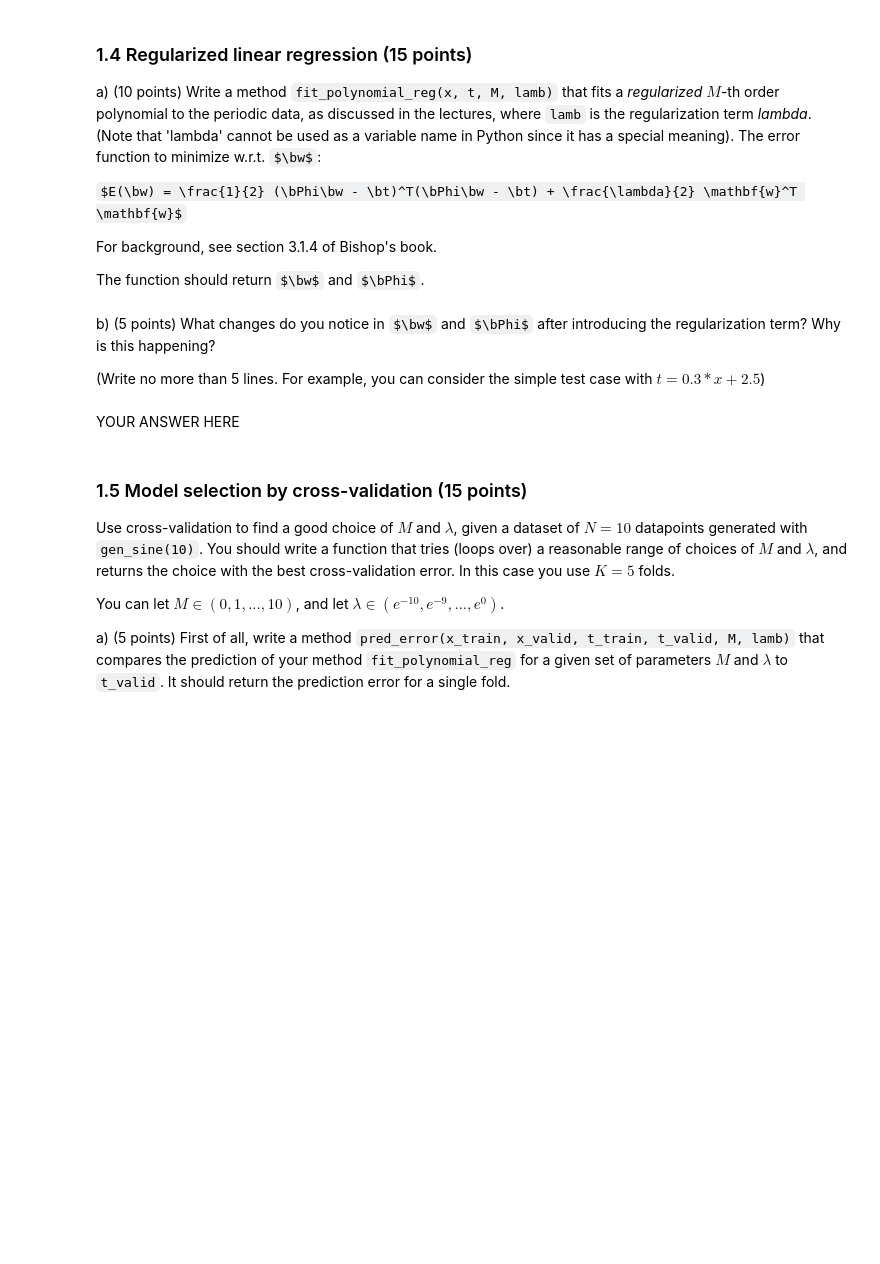
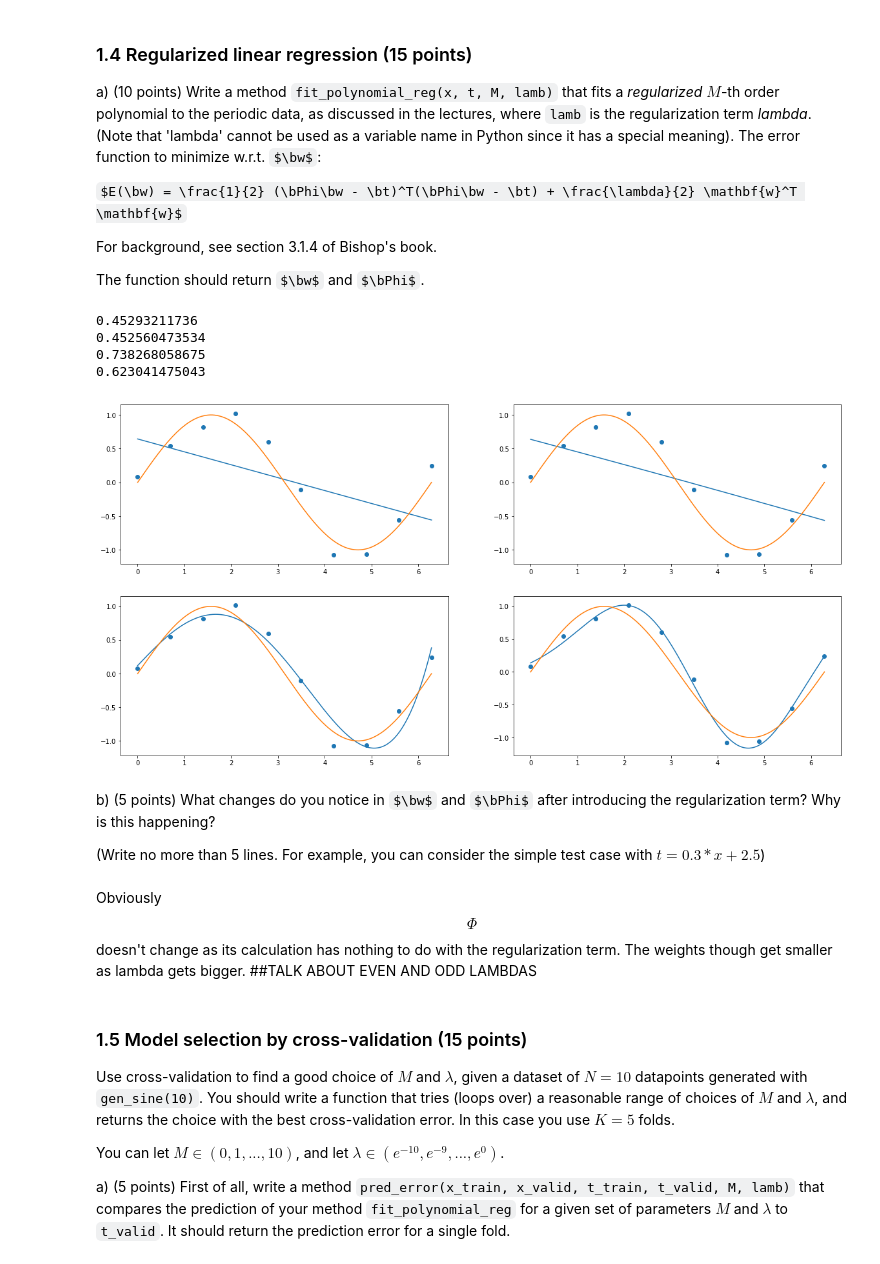
Before and after one commit to sheridavandenbent/ml1_labs, a Jupyter notebook: 10428461_12278327_lab1.ipynb, the cells around one changed output. Cells and saved outputs as stored; diff of their text form; code cells hidden in the pictures; some formulas as TeX source; blank space fills up the shorter version.

```diff
--- a/10428461_12278327_lab1.ipynb
+++ b/10428461_12278327_lab1.ipynb
@@ -229,12 +231,12 @@ $E(\bw) = \frac{1}{2} (\bPhi\bw - \bt)^T(\bPhi\bw - \bt) + \frac{\lambda}{2} \ma
 For background, see section 3.1.4 of Bishop's book.
 
 The function should return $\bw$ and $\bPhi$.
-# %%
-def fit_polynomial_reg(x, t, m, lamb):
-    # YOUR CODE HERE
-    raise NotImplementedError()
-
-    return w_ml, Phi
+# %%
+def fit_polynomial_reg(x, t, M, lamb):
+    # YOUR CODE HERE
+    phi = designmatrix(x, M)
+    w_ml = np.transpose(t).dot(phi).dot(np.linalg.inv(np.transpose(phi).dot(phi) + (lamb*np.identity(M+1))))
+    return w_ml, phi
 # %%
 ### Test your function
 N = 10
@@ -246,12 +248,38 @@ w, Phi = fit_polynomial_reg(x,t,m, lamb)
 
 assert w.shape == (m+1,), "The shape of w is incorrect"
 assert Phi.shape == (N, m+1), "The shape of w is incorrect"
+# %%
+# YOUR CODE HERE
+# YOUR CODE HERE
+N = 10
+x, t = gen_sine(N)
+sin_xs, sin_ts = gen_sine_without_noise(10000)
+line_xs = np.linspace(0, 2*np.pi, 10000)
+lambd = 0.1
+
+fig, axes = plt.subplots(2, 2)
+
+for i in range(4):
+    M = 2**i
+    w, phi = fit_polynomial_reg(x,t,M,lambd)
+    line_phi = designmatrix(line_xs, M)
+    line_ys = line_phi.dot(w)
+    axes[int(i/2), i%2].plot(line_xs, line_ys, sin_xs, sin_ts)
+    axes[int(i/2), i%2].scatter(x, t)
+    print(sum(w))
+# %% [output]
+0.45293211736
+0.452560473534
+0.738268058675
+0.623041475043
+[figure, added]
 # %% [markdown]
 b) (5 points) What changes do you notice in $\bw$ and $\bPhi$ after introducing the regularization term? Why is this happening?
 
 (Write no more than 5 lines. For example, you can consider the simple test case with $t = 0.3*x + 2.5$)
-# %% [markdown]
-YOUR ANSWER HERE
+# %% [markdown]
+Obviously $$\Phi$$ doesn't change as its calculation has nothing to do with the regularization term. The weights though get smaller as lambda gets bigger.
+##TALK ABOUT EVEN AND ODD LAMBDAS
 # %% [markdown]
 
 
```
Also changed, not shown: parts of 13 cells of this notebook.
